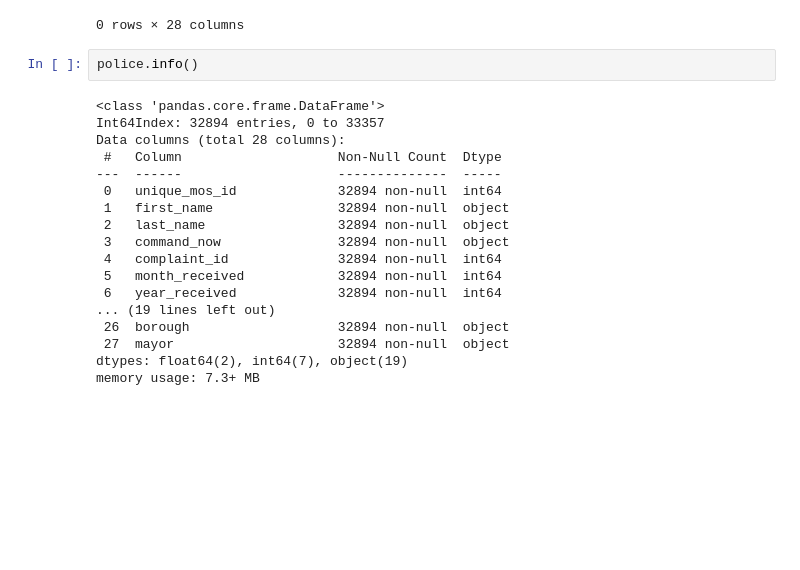
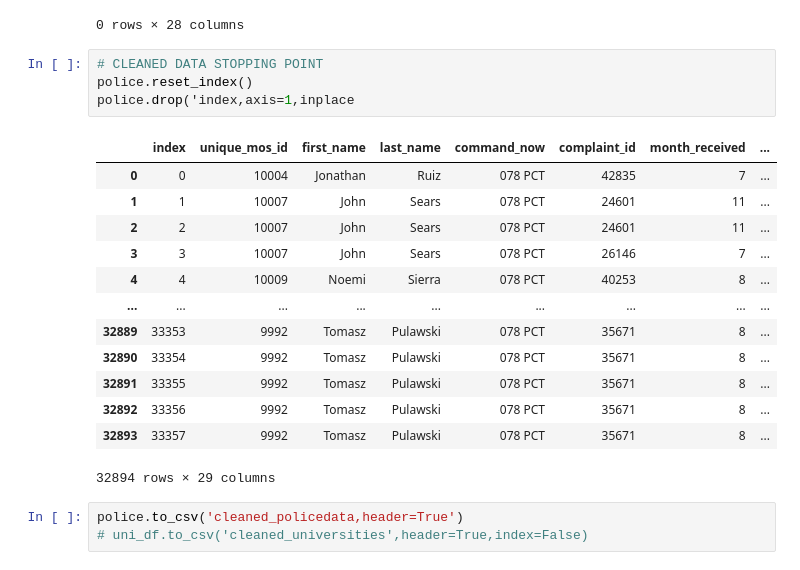
Before and after one commit to jw13git/police_data, a Jupyter notebook: policedata.ipynb, the cells around one changed output. Cells and saved outputs as stored; diff of their text form; blank space fills up the shorter version.

Commit message:
reset index

```diff
--- a/policedata.ipynb
+++ b/policedata.ipynb
@@ -193,23 +193,24 @@ police.loc[police['complainant_age_incident'].isna()]
 # %% [output]
 |  | unique_mos_id | first_name | last_name | command_now | complaint_id | month_received | year_received | ... |
 0 rows × 28 columns
-# %%
-police.info()
-# %% [output]
-<class 'pandas.core.frame.DataFrame'>
-Int64Index: 32894 entries, 0 to 33357
-Data columns (total 28 columns):
- #   Column                    Non-Null Count  Dtype
----  ------                    --------------  -----
- 0   unique_mos_id             32894 non-null  int64
- 1   first_name                32894 non-null  object
- 2   last_name                 32894 non-null  object
- 3   command_now               32894 non-null  object
- 4   complaint_id              32894 non-null  int64
- 5   month_received            32894 non-null  int64
- 6   year_received             32894 non-null  int64
-... (19 lines left out)
- 26  borough                   32894 non-null  object
- 27  mayor                     32894 non-null  object
-dtypes: float64(2), int64(7), object(19)
-memory usage: 7.3+ MB
+# %%
+# CLEANED DATA STOPPING POINT
+police.reset_index()
+police.drop('index,axis=1,inplace
+# %% [output]
+|  | index | unique_mos_id | first_name | last_name | command_now | complaint_id | month_received | ... |
+| 0 | 0 | 10004 | Jonathan | Ruiz | 078 PCT | 42835 | 7 | ... |
+| 1 | 1 | 10007 | John | Sears | 078 PCT | 24601 | 11 | ... |
+| 2 | 2 | 10007 | John | Sears | 078 PCT | 24601 | 11 | ... |
+| 3 | 3 | 10007 | John | Sears | 078 PCT | 26146 | 7 | ... |
+| 4 | 4 | 10009 | Noemi | Sierra | 078 PCT | 40253 | 8 | ... |
+| ... | ... | ... | ... | ... | ... | ... | ... | ... |
+| 32889 | 33353 | 9992 | Tomasz | Pulawski | 078 PCT | 35671 | 8 | ... |
+| 32890 | 33354 | 9992 | Tomasz | Pulawski | 078 PCT | 35671 | 8 | ... |
+| 32891 | 33355 | 9992 | Tomasz | Pulawski | 078 PCT | 35671 | 8 | ... |
+| 32892 | 33356 | 9992 | Tomasz | Pulawski | 078 PCT | 35671 | 8 | ... |
+| 32893 | 33357 | 9992 | Tomasz | Pulawski | 078 PCT | 35671 | 8 | ... |
+32894 rows × 29 columns
+# %%
+police.to_csv('cleaned_policedata,header=True')
+# uni_df.to_csv('cleaned_universities',header=True,index=False)
```
